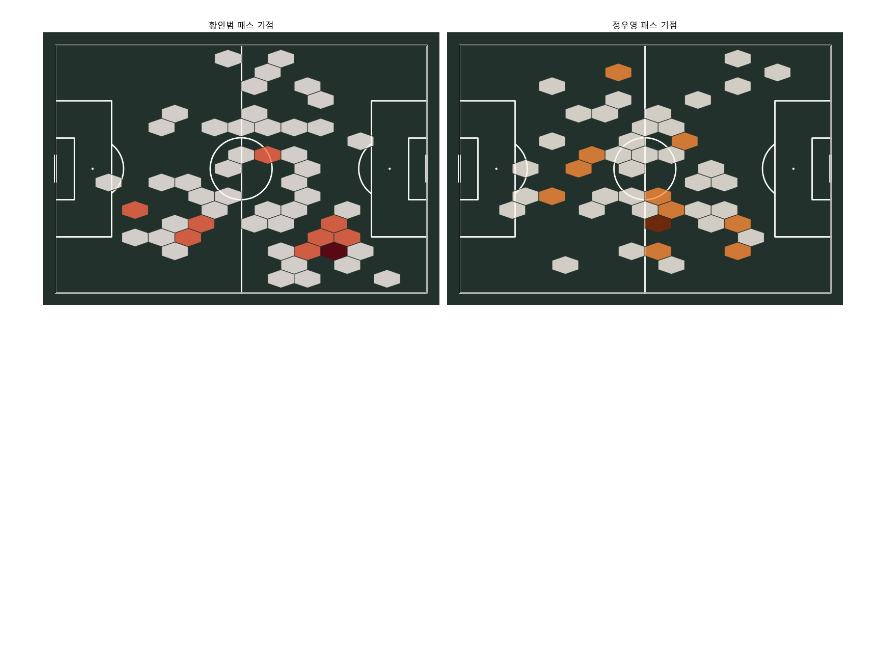
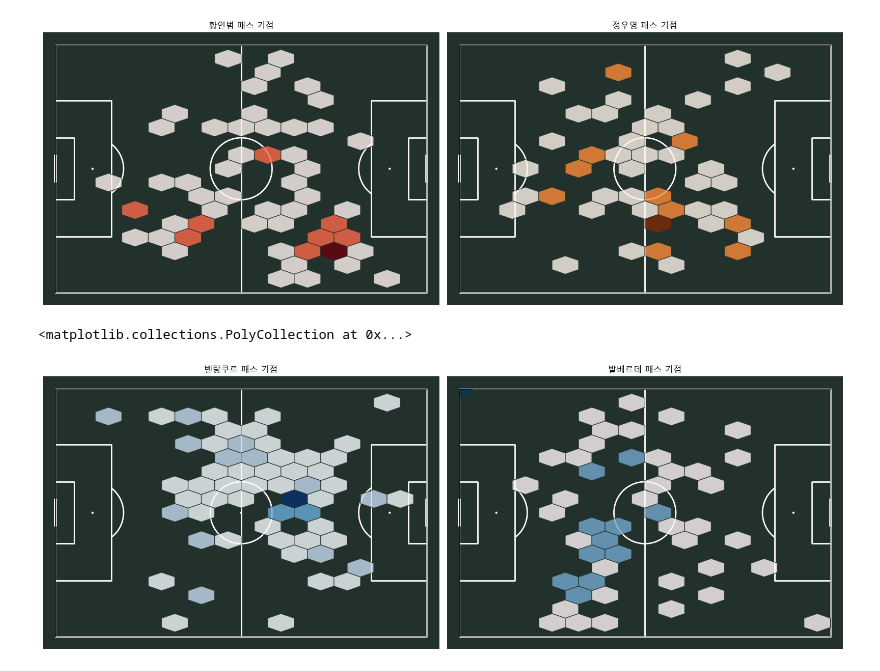
Before and after one commit to 0jyyyyy/Soccer_Lens, a Jupyter notebook: Tactics_lab/World_cup/2022/korea_uruguay.ipynb, the cells around one changed output. Cells and saved outputs as stored; diff of their text form; code cells hidden in the pictures; blank space fills up the shorter version.

Commit message:
feat:compare hexbin(ben,val)

```diff
--- a/Tactics_lab/World_cup/2022/korea_uruguay.ipynb
+++ b/Tactics_lab/World_cup/2022/korea_uruguay.ipynb
@@ -438,3 +428,39 @@ pitch.hexbin(
 # %% [output]
 <matplotlib.collections.PolyCollection at 0x...>
 [figure]
+# %%
+# 벤탕쿠르 패스 데이터
+ben_passes = df_ur_event[(df_ur_event['player_name'] == 'Rodrigo Bentancur Colmán') & (df_ur_event['type_name'] == 'Pass')]
+
+# 발베르데 패스 데이터
+val_passes = df_ur_event[(df_ur_event['player_name'] == 'Federico Santiago Valverde Dipetta') & (df_ur_event['type_name'] == 'Pass')]
+# %%
+pitch=Pitch(pitch_type='statsbomb', pitch_color='#22312b', line_color='white')
+fig, (ax1,ax2) = pitch.draw(nrows=1, ncols=2, figsize=(16,8))
+
+ax1.set_title('벤탕쿠르 패스 기점')
+ax2.set_title('발베르데 패스 기점')
+
+pitch.hexbin(
+    120-ben_passes['x'],
+    80-ben_passes['y'],
+    ax=ax1,
+    gridsize=(14,9),
+    cmap='Blues',
+    edgecolor='#22312b',
+    alpha=0.8,
+    mincnt=1
+)
+pitch.hexbin(
+    120-val_passes['x'],
+    80-val_passes['y'],
+    ax=ax2,
+    gridsize=(14,9),
+    cmap='PuBu',
+    edgecolor='#22312b',
+    alpha=0.8,
+    mincnt=1
+)
+# %% [output]
+<matplotlib.collections.PolyCollection at 0x...>
+[figure, added]
```
Also changed, not shown: parts of 1 cell of this notebook.
